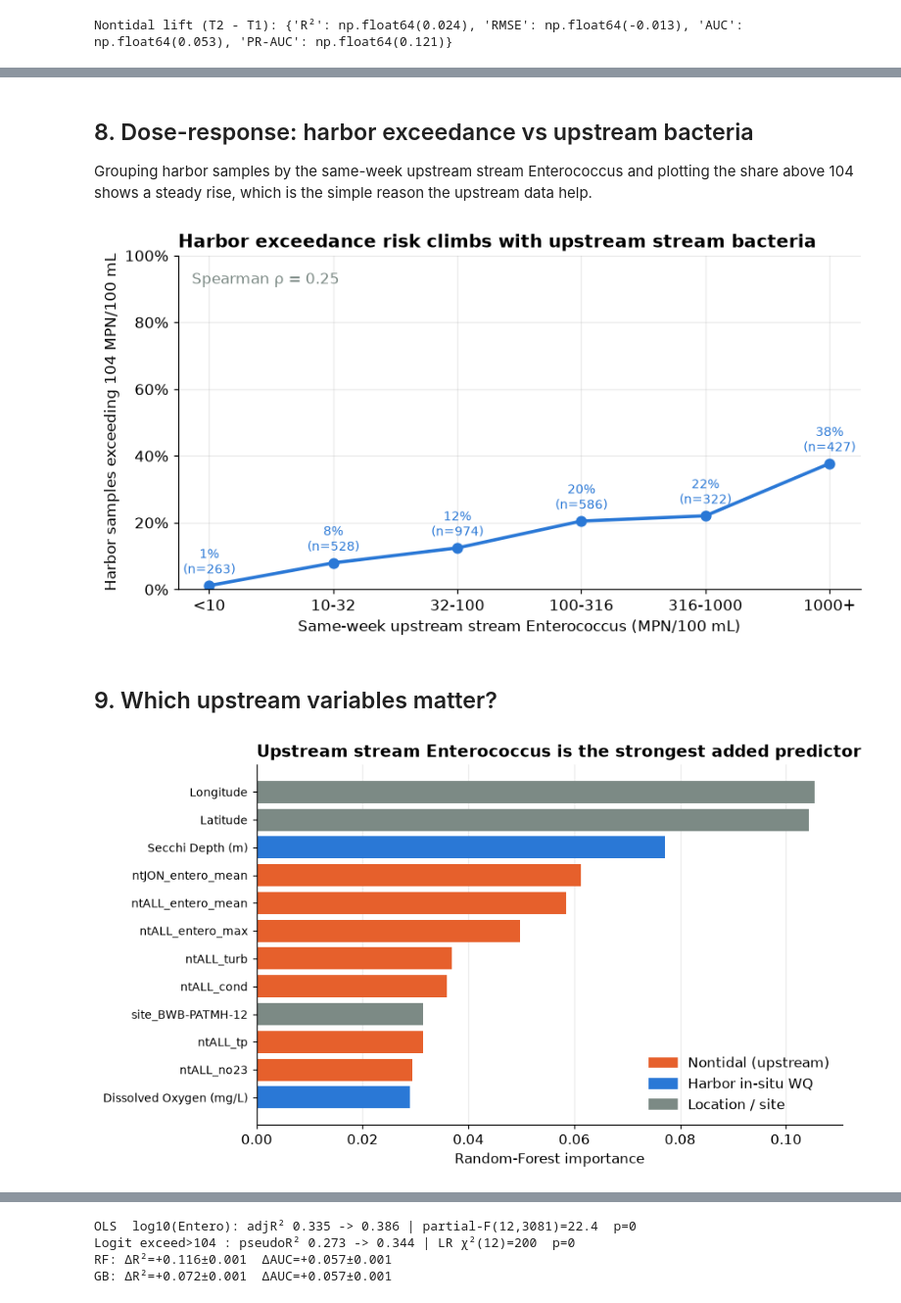
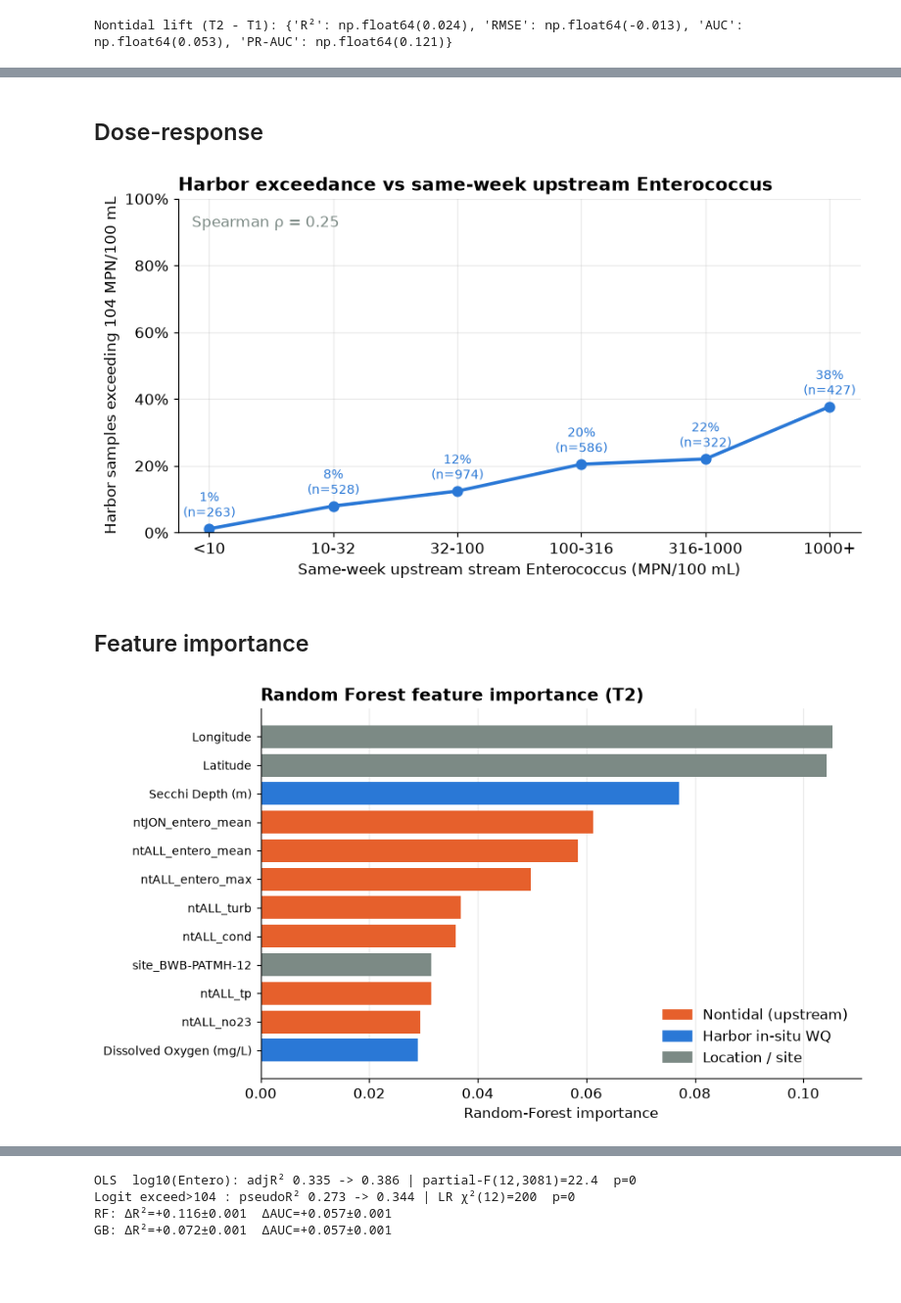
Before and after one commit to Olorunfunmi12/scholarhub, a Jupyter notebook: analysis/Enterococcus_nontidal_predicts_tidal_ML.ipynb, the cells around one changed output, grey strips where cells are left out. Shown at 98% size. Drawn from its saved outputs; the diff is of its cells as text; code cells hidden in the pictures; blank space fills up the shorter version.

Commit message:
Streamline analysis: code-first notebook, neutral figures, README; drop prose writeups

```diff
--- a/analysis/Enterococcus_nontidal_predicts_tidal_ML.ipynb
+++ b/analysis/Enterococcus_nontidal_predicts_tidal_ML.ipynb
@@ -251,7 +231,5 @@ fig.suptitle('Adding upstream nontidal data lifts prediction of tidal harbor Ent
 # %% [markdown]
-## 8. Dose-response: harbor exceedance vs upstream bacteria
-
-Grouping harbor samples by the same-week upstream stream Enterococcus and plotting the share above 104 shows a steady rise, which is the simple reason the upstream data help.
+## Dose-response
 # %%
 dd = sub[sub['entero'].notna()].copy(); dd['exc']=(dd['entero']>THRESH).astype(int)
 dd['up']=pd.to_numeric(dd['ntALL_entero_mean'],errors='coerce')
@@ -265,25 +243,25 @@ for i,(m,n) in enumerate(zip(g['mean'],g['count'])):
 ax.set_xticks(range(len(g))); ax.set_xticklabels(list(g.index)); ax.set_ylim(0,100)
 ax.yaxis.set_major_formatter(PercentFormatter())
 ax.set_ylabel('Harbor samples exceeding 104 MPN/100 mL'); ax.set_xlabel('Same-week upstream stream Enterococcus (MPN/100 mL)')
-ax.set_title('Harbor exceedance risk climbs with upstream stream bacteria',loc='left',fontweight='bold')
+ax.set_title('Harbor exceedance vs same-week upstream Enterococcus',loc='left',fontweight='bold')
 rho=stats.spearmanr(dd['up'],np.log10(dd['entero']+1),nan_policy='omit').correlation
 ax.text(0.02,0.95,f'Spearman \u03c1 = {rho:.2f}',transform=ax.transAxes,va='top',color=SITE); plt.tight_layout(); plt.show()
 # %% [output]
-[figure, old version]
+[figure, new version]
 # %% [markdown]
-## 9. Which upstream variables matter?
+## Feature importance
 # %%
 d=sub[sub['entero'].notna()].copy(); site_cols=[c for c in d.columns if c.startswith('site_')]
 cols=feature_sets()['T2 + Nontidal data']+site_cols
 X=d[cols].apply(lambda c:pd.to_numeric(c,errors='coerce')).astype(float); X=X.fillna(X.median())
 rf=RandomForestRegressor(400,min_samples_leaf=3,n_jobs=-1,random_state=0).fit(X,np.log10(d['entero']+1))
 imp=pd.Series(rf.feature_importances_,index=cols).sort_values(ascending=False).head(12)[::-1]
 kind=lambda n: STREAM if n in NT_FEATURES else (SITE if (n.startswith('site_') or n in ('Latitude','Longitude')) else HARBOR)
 fig,ax=plt.subplots(figsize=(8.5,5)); ax.barh(range(len(imp)),imp.values,color=[kind(i) for i in imp.index])
 ax.set_yticks(range(len(imp))); ax.set_yticklabels(imp.index,fontsize=9); ax.grid(axis='y',alpha=0)
-ax.set_xlabel('Random-Forest importance'); ax.set_title('Upstream stream Enterococcus is the strongest added predictor',loc='left',fontweight='bold')
+ax.set_xlabel('Random-Forest importance'); ax.set_title('Random Forest feature importance (T2)',loc='left',fontweight='bold')
 ax.legend(handles=[Patch(color=STREAM,label='Nontidal (upstream)'),Patch(color=HARBOR,label='Harbor in-situ WQ'),
                    Patch(color=SITE,label='Location / site')],frameon=False,loc='lower right'); plt.tight_layout(); plt.show()
 # %% [output]
-[figure, old version]
+[figure, new version]
 # %% [markdown]
```
Also changed, not shown: parts of 12 cells of this notebook, 8 other files.
